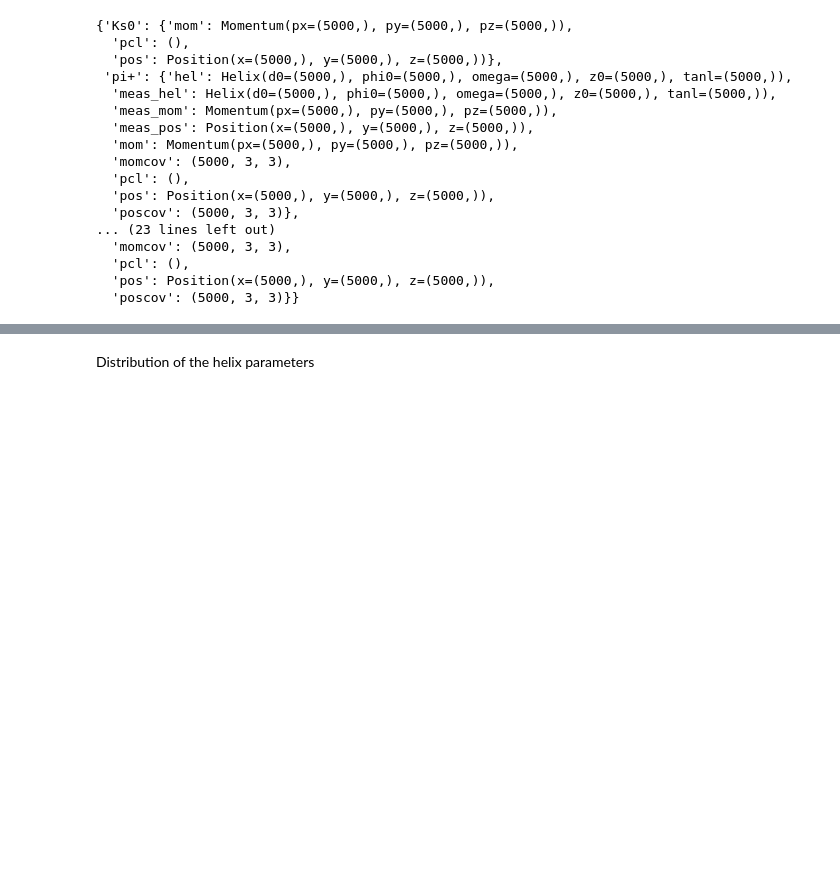
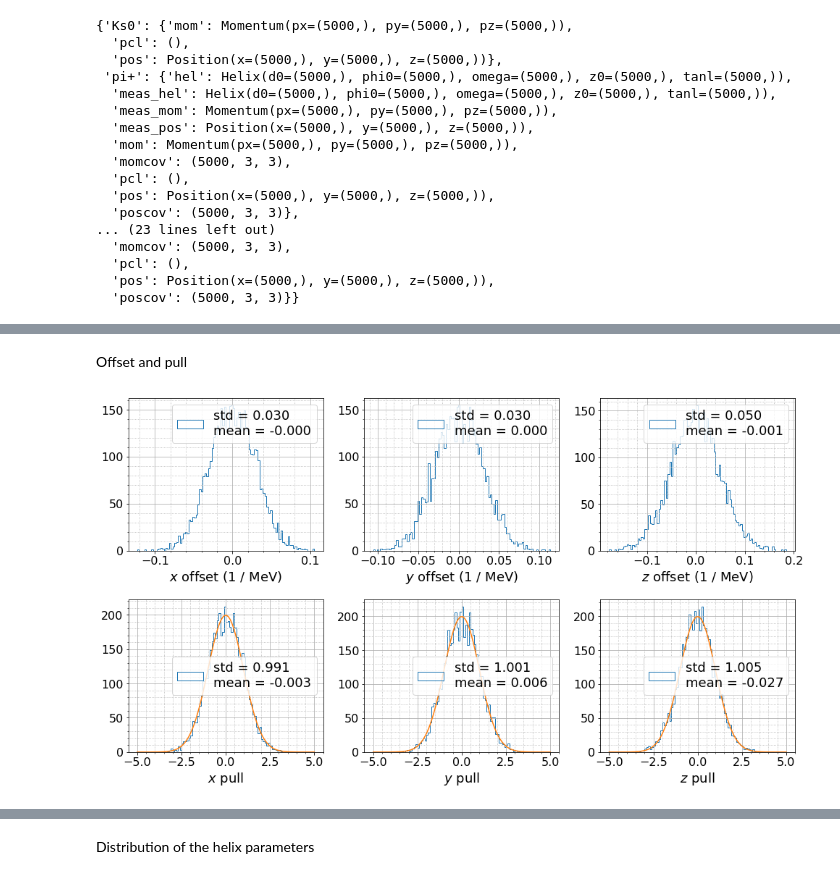
Before and after one commit to VitalyVorobyev/decay-gen, a Jupyter notebook: examples/genexample.ipynb, the cells around one changed output, grey strips where cells are left out. Saved outputs shown, nothing was run; the diff lists cells and outputs as text; code cells hidden in the pictures; blank space fills up the shorter version.

```diff
--- a/examples/genexample.ipynb
+++ b/examples/genexample.ipynb
@@ -108,0 +116,19 @@ fig.tight_layout()
+# %% [markdown]
+Offset and pull
+# %%
+offset_pos = events[pcllbl]['meas_pos'] - events[pcllbl]['pos']
+offset_pos = [offset_pos.as_array[:, i] for i in range(3)]
+cov_pos = events[pcllbl]['poscov']
+pull_pos = [offset_pos[i] / np.sqrt(cov_pos[:, i, i]) for i in range(3)]
+
+fig, ax = plt.subplots(ncols=3, nrows=2, figsize=(14, 8))
+array_proj(ax[0], offset_pos, 'offset', '1 / MeV')
+array_proj(ax[1], pull_pos, 'pull', rng=(-5, 5))
+
+x = np.linspace(-5, 5, 100)
+for a in ax[1]:
+    a.plot(x, scipy.stats.norm.pdf(x) * pull_pos[0].size / 10)
+fig.tight_layout()
+plt.show()
+# %% [output]
+[figure, added]
```
Also changed, not shown: parts of 29 cells of this notebook.
